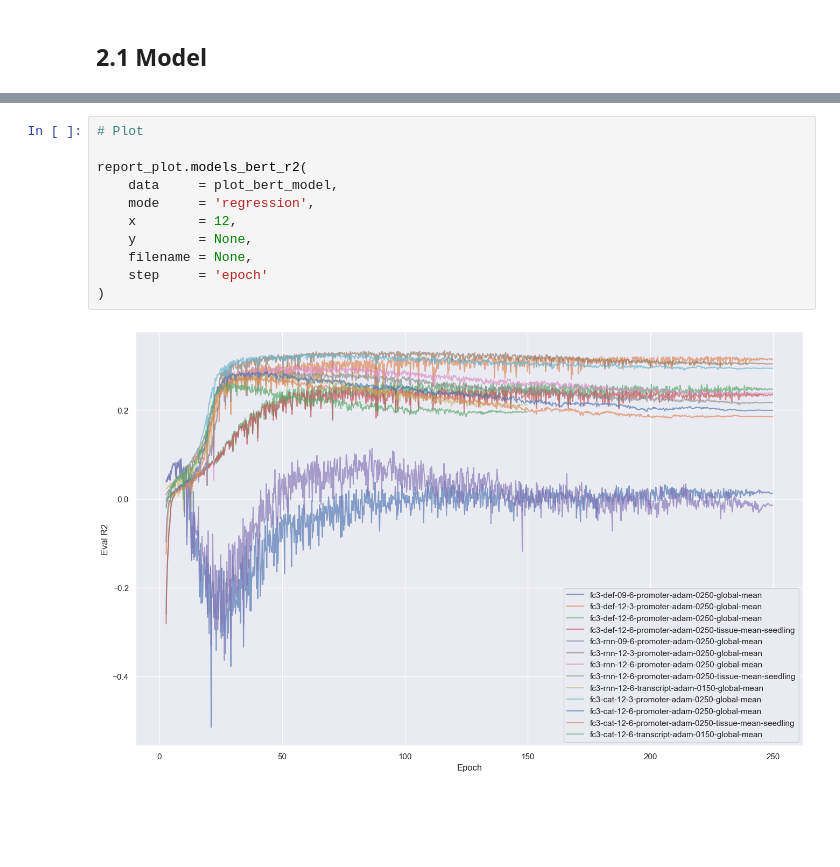
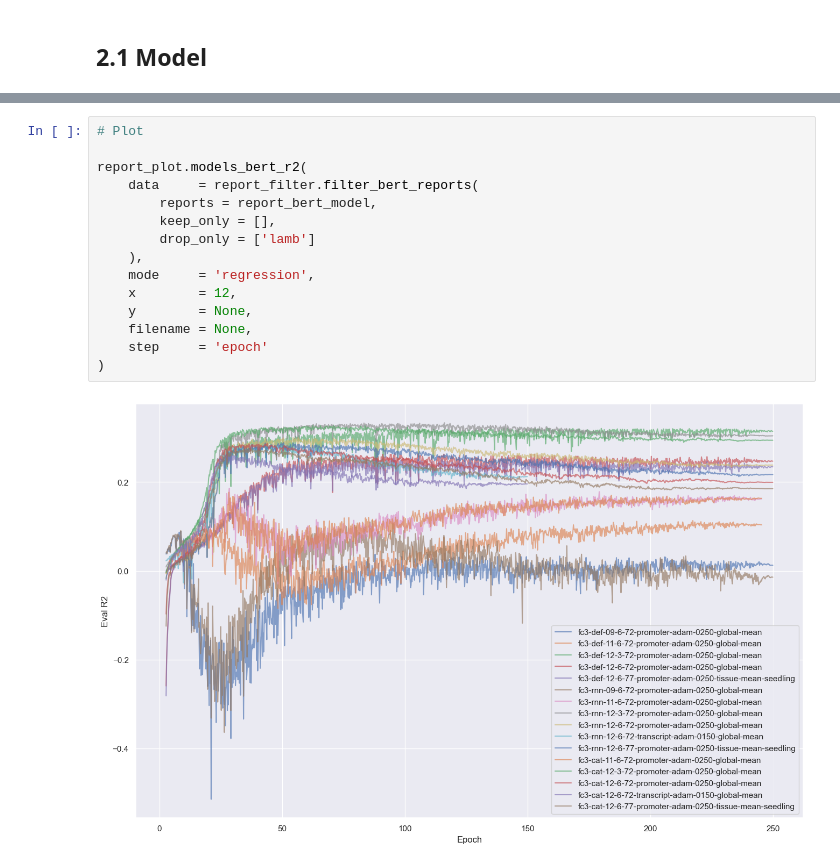
Before and after one commit to up4472/upolanc-thesis, a Jupyter notebook: notebook/nbp09-report.ipynb, the cells around one changed output, grey strips where cells are left out. Drawn from its saved outputs; the diff is of its cells as text; blank space fills up the shorter version.

```diff
--- a/notebook/nbp09-report.ipynb
+++ b/notebook/nbp09-report.ipynb
@@ -293,16 +264,20 @@ plot_bert_model = {
 # %%
 # Plot
 
 report_plot.models_bert_r2(
-	data     = plot_bert_model,
+	data     = report_filter.filter_bert_reports(
+		reports = report_bert_model,
+		keep_only = [],
+		drop_only = ['lamb']
+	),
 	mode     = 'regression',
 	x        = 12,
 	y        = None,
 	filename = None,
 	step     = 'epoch'
 )
 # %% [output]
-[figure, old version]
+[figure, new version]
 # %%
 # Concat reports and display top few
 
```
Also changed, not shown: parts of 5 cells of this notebook, 17 other files.
